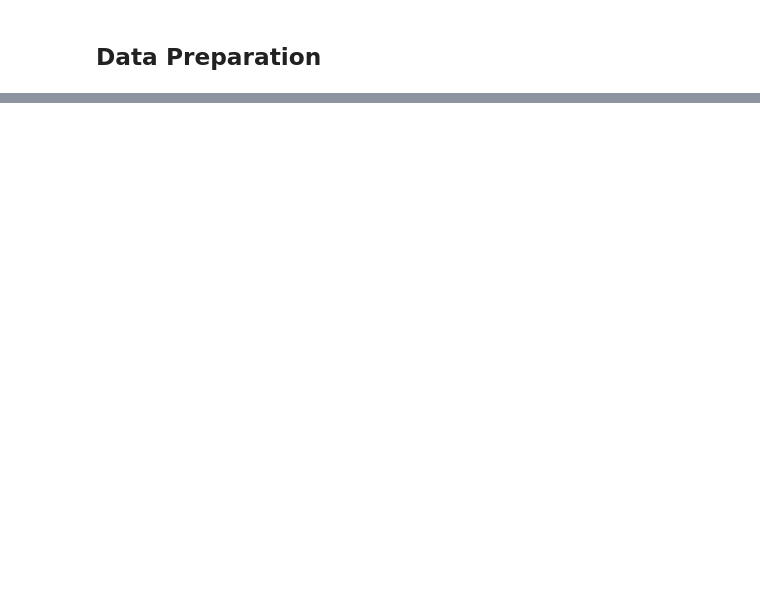
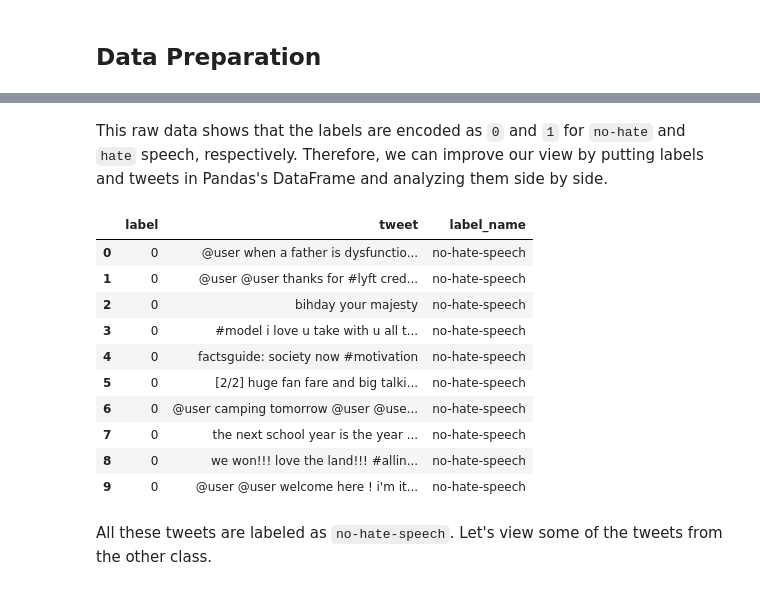
Before and after one commit to hassaanbinaslam/myblog, a Jupyter notebook: posts/2022-12-02-pytorch-word2vec-embedding.ipynb, the cells around one changed output, grey strips where cells are left out. Cells and saved outputs as stored; diff of their text form; code cells hidden in the pictures; blank space fills up the shorter version.

```diff
--- a/posts/2022-12-02-pytorch-word2vec-embedding.ipynb
+++ b/posts/2022-12-02-pytorch-word2vec-embedding.ipynb
@@ -552,0 +91,4 @@ THEN LED INTO THE ROYAL BY THE HER WITH THE HONORS DUE TO A GREAT PRINCES
+# %%
+import datasets
+
+dataset = datasets.load_dataset("tweets_hate_speech_detection")
@@ -552,0 +109,3 @@ THEN LED INTO THE ROYAL BY THE HER WITH THE HONORS DUE TO A GREAT PRINCES
+# %%
+train_ds = dataset["train"]
+train_ds.features
@@ -552,0 +135,31 @@ THEN LED INTO THE ROYAL BY THE HER WITH THE HONORS DUE TO A GREAT PRINCES
+# %% [markdown]
+This raw data shows that the labels are encoded as `0` and `1` for `no-hate` and `hate` speech, respectively. Therefore, we can improve our view by putting labels and tweets in Pandas's DataFrame and analyzing them side by side.
+# %%
+import pandas as pd
+
+pd.set_option("display.max_colwidth", None)
+
+train_ds.set_format(type="pandas")
+df = train_ds[:]
+
+# a function to convert label codes to string value
+def label_int2str(row):
+    return train_ds.features["label"].int2str(row)
+
+
+df["label_name"] = df["label"].apply(label_int2str)
+df.head(10)
+# %% [output]
+|  | label | tweet | label_name |
+| 0 | 0 | @user when a father is dysfunctio... | no-hate-speech |
+| 1 | 0 | @user @user thanks for #lyft cred... | no-hate-speech |
+| 2 | 0 | bihday your majesty | no-hate-speech |
+| 3 | 0 | #model i love u take with u all t... | no-hate-speech |
+| 4 | 0 | factsguide: society now #motivation | no-hate-speech |
+| 5 | 0 | [2/2] huge fan fare and big talki... | no-hate-speech |
+| 6 | 0 | @user camping tomorrow @user @use... | no-hate-speech |
+| 7 | 0 | the next school year is the year ... | no-hate-speech |
+| 8 | 0 | we won!!! love the land!!! #allin... | no-hate-speech |
+| 9 | 0 | @user @user welcome here ! i'm it... | no-hate-speech |
+# %% [markdown]
+All these tweets are labeled as `no-hate-speech`. Let's view some of the tweets from the other class.
```
Also changed, not shown: parts of 146 cells of this notebook, 12 other files.
